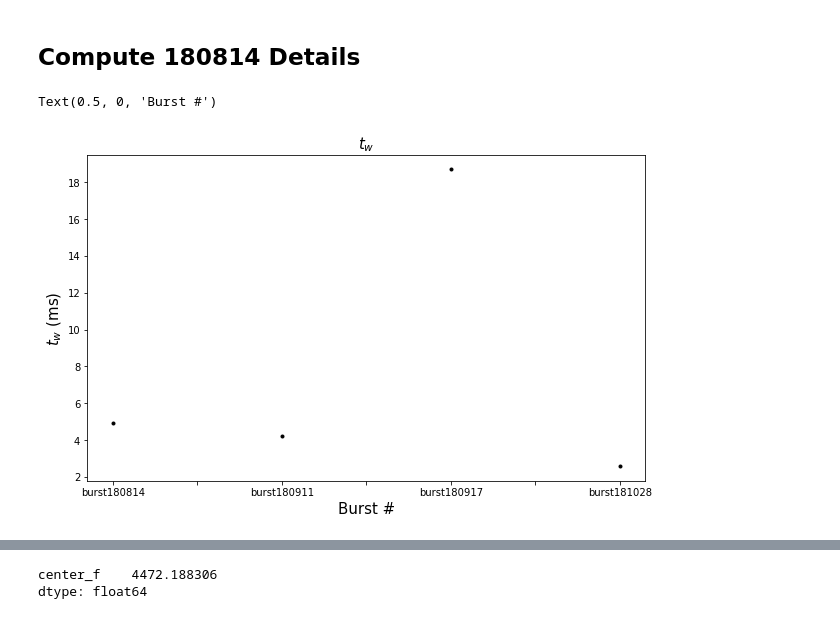
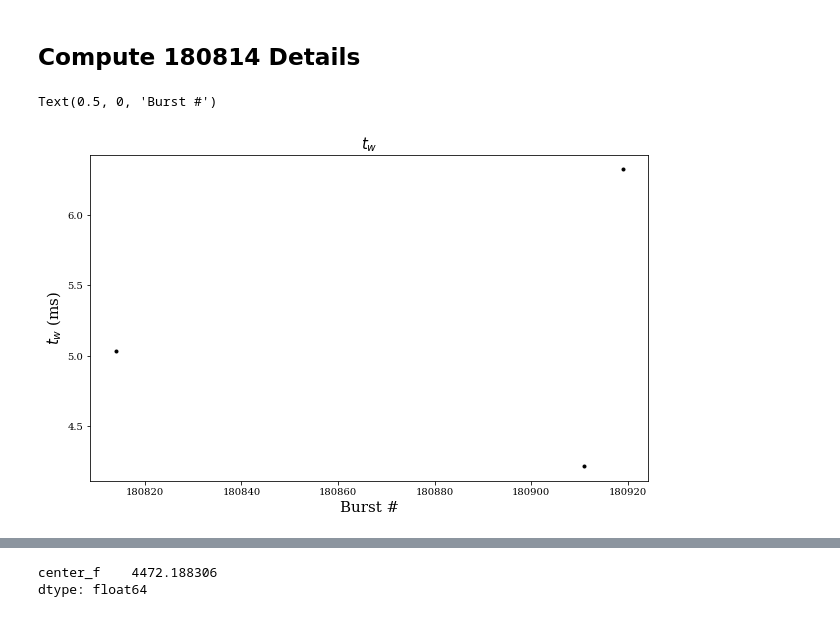
Before and after one commit to mef51/subdriftlaw, a Jupyter notebook: universal/DriftvsDuration_universal.ipynb, the cells around one changed output, grey strips where cells are left out. Cells and saved outputs as stored; diff of their text form; code cells hidden in the pictures.

Commit message:
Process 3 bursts from FRB180814 from fit to trend

```diff
--- a/universal/DriftvsDuration_universal.ipynb
+++ b/universal/DriftvsDuration_universal.ipynb
@@ -49,17 +49,30 @@ for param, paramerr in zip(params180916, paramerrs180916):
 #########
 
 #########
-bursts180814 = pd.merge(pd.read_csv('data/CHIME_FRB180814.J0422+73/chime_180814_img_fit_params.csv'),
-                        pd.read_csv('data/CHIME_FRB180814.J0422+73/chime_180814_img_param_errors.csv'),
+dms180814 = [189.0 , 189.8 , 190.0, 188.9 , 189.4]
+dm_idx = 3
+bursts180814 = pd.merge(pd.read_csv('data/CHIME_FRB180814.J0422+73/chime_180814_fit_params_dm{}.csv'.format(dms180814[dm_idx])),
+                        pd.read_csv('data/CHIME_FRB180814.J0422+73/chime_180814_param_errors_dm{}.csv'.format(dms180814[dm_idx])),
                         how='left', on='name')
 bursts180814 = bursts180814.set_index('name')
+bursts180814['center_f'] = 600 # MHz
+bursts180814['time_res'] = 0.00098304 # s, Not true for burst 180917
 
+dataframes180814 = []
+for dm in dms180814:
+    frame = pd.merge(pd.read_csv('data/CHIME_FRB180814.J0422+73/chime_180814_fit_params_dm{}.csv'.format(dm)),
+                            pd.read_csv('data/CHIME_FRB180814.J0422+73/chime_180814_param_errors_dm{}.csv'.format(dm)),
+                            how='left', on='name')
+    frame = frame.set_index('name')
+    frame['center_f'] = 600 # MHz
+    frame['time_res'] = 0.00098304 # s, Not true for burst 180917
+    dataframes180814.append(frame)
 
 # Correct sigmax and sigmay for pixel scale
-bursts180814['sigmax'] = bursts180814[['sigmaxp', 'xscale']].apply(lambda row: abs(row['sigmaxp'])/row['xscale'], axis=1)
-bursts180814['sigmay'] = bursts180814[['sigmayp', 'yscale']].apply(lambda row: abs(row['sigmayp'])/row['yscale'], axis=1)
-bursts180814['sigmax_error'] = bursts180814[['sigmaxp_error', 'xscale']].apply(lambda row: abs(row['sigmaxp_error'])/row['xscale'], axis=1)
-bursts180814['sigmay_error'] = bursts180814[['sigmayp_error', 'yscale']].apply(lambda row: abs(row['sigmayp_error'])/row['yscale'], axis=1)
+# bursts180814['sigmax'] = bursts180814[['sigmaxp', 'xscale']].apply(lambda row: abs(row['sigmaxp'])/row['xscale'], axis=1)
+# bursts180814['sigmay'] = bursts180814[['sigmayp', 'yscale']].apply(lambda row: abs(row['sigmayp'])/row['yscale'], axis=1)
+# bursts180814['sigmax_error'] = bursts180814[['sigmaxp_error', 'xscale']].apply(lambda row: abs(row['sigmaxp_error'])/row['xscale'], axis=1)
+# bursts180814['sigmay_error'] = bursts180814[['sigmayp_error', 'yscale']].apply(lambda row: abs(row['sigmayp_error'])/row['yscale'], axis=1)
 
 # Set redshifts
 bursts121102['z'] = 0.19273 # (josephy et al. 2019, frbcat.org)
@@ -67,6 +80,8 @@ bursts180916['z'] = 0.0337  # (chime 2020b et al.)
 bursts180814['z'] = 0.05    # not accurate, z < 0.1 (amiri et al. 2019)
 for frame in dataframes180916:
     frame['z'] = 0.337
+for frame in dataframes180814:
+    frame['z'] = 0.05
 
 # bursts121102
 bursts180814
@@ -357,32 +492,32 @@ bursts180814['sigma_t']   = bursts180814[['min_sigma','time_res']].apply(lambda
 
 bursts180814['tau_w'] = bursts180814[['time_res', 'min_sigma', 'max_sigma', 'angle']].apply(
     lambda r: r['time_res']*r['min_sigma']*r['max_sigma'] / np.sqrt( np.abs((np.sin(r['angle']-np.pi/2)*r['min_sigma'])**2 + (np.cos(r['angle']-np.pi/2)*r['max_sigma'])**2 )),
     axis=1
 )
 
 # this error is in ms
 bursts180814['tau_w_error'] = bursts180814[['time_res', 'min_sigma', 'max_sigma', 'min_sigma_error', 'max_sigma_error', 'angle', 'angle_error']].apply(
     lambda r: 1e3*r['time_res']*np.sqrt((r['angle_error']**2*r['max_sigma']**2*r['min_sigma']**2*(2*r['max_sigma']**2*np.cos(r['angle']-np.pi/2)*np.sin(r['angle']-np.pi/2) - 2*r['min_sigma']**2*np.cos(r['angle']-np.pi/2)*np.sin(r['angle']-np.pi/2))**2)/(4.*(r['min_sigma']**2*np.cos(r['angle']-np.pi/2)**2 + r['max_sigma']**2*np.sin(r['angle']-np.pi/2)**2)**3)+ r['min_sigma_error']**2*(-((r['max_sigma']*r['min_sigma']**2*np.cos(r['angle']-np.pi/2)**2)/(r['min_sigma']**2*np.cos(r['angle']-np.pi/2)**2 + r['max_sigma']**2*np.sin(r['angle']-np.pi/2)**2)**1.5) + r['max_sigma']/np.sqrt(r['min_sigma']**2*np.cos(r['angle']-np.pi/2)**2 + r['max_sigma']**2*np.sin(r['angle']-np.pi/2)**2))**2+ r['max_sigma_error']**2*(-((r['max_sigma']**2*r['min_sigma']*np.sin(r['angle']-np.pi/2)**2)/(r['min_sigma']**2*np.cos(r['angle']-np.pi/2)**2 + r['max_sigma']**2*np.sin(r['angle']-np.pi/2)**2)**1.5) + r['min_sigma']/np.sqrt(r['min_sigma']**2*np.cos(r['angle']-np.pi/2)**2 + r['max_sigma']**2*np.sin(r['angle']-np.pi/2)**2))**2),
     axis=1
 )
 
 bursts180814['sigma_t_ms'] = bursts180814['sigma_t']*1e3
 bursts180814['tau_w_ms'] = bursts180814['tau_w']*1e3
 
 ## Redshift corrections
 bursts180814['drift_z'] = bursts180814[['drift_over_nuobs', 'z']].apply(lambda row: row['drift_over_nuobs']*(1+row['z']), axis=1)
 bursts180814['tau_w_ms_z'] = bursts180814[['tau_w_ms', 'z']].apply(lambda row: row['tau_w_ms']/(1+row['z']), axis=1)
 
 
 fontsize=15
 
-selectbursts180814 = bursts180814.loc[['burst180814','burst180911','burst180917','burst181028']]
+selectbursts180814 = bursts180814#.loc[['burst180814','burst180911','burst180917','burst181028']]
 ax = selectbursts180814['tau_w_ms'].plot(style='k.', figsize=(10,6))
 ax.set_title("$t_w$ ", size=fontsize)
 ax.set_ylabel('$t_w$ (ms)', size=fontsize)
 ax.set_xlabel('Burst #', size=fontsize)
 # plt.savefig('tw.png')
 # selectbursts180814[['tau_w_ms', 'tau_w_error']]
 # %% [output]
 Text(0.5, 0, 'Burst #')
-[figure, old version]
+[figure, new version]
```
Also changed, not shown: parts of 9 cells of this notebook, 25 other files.
